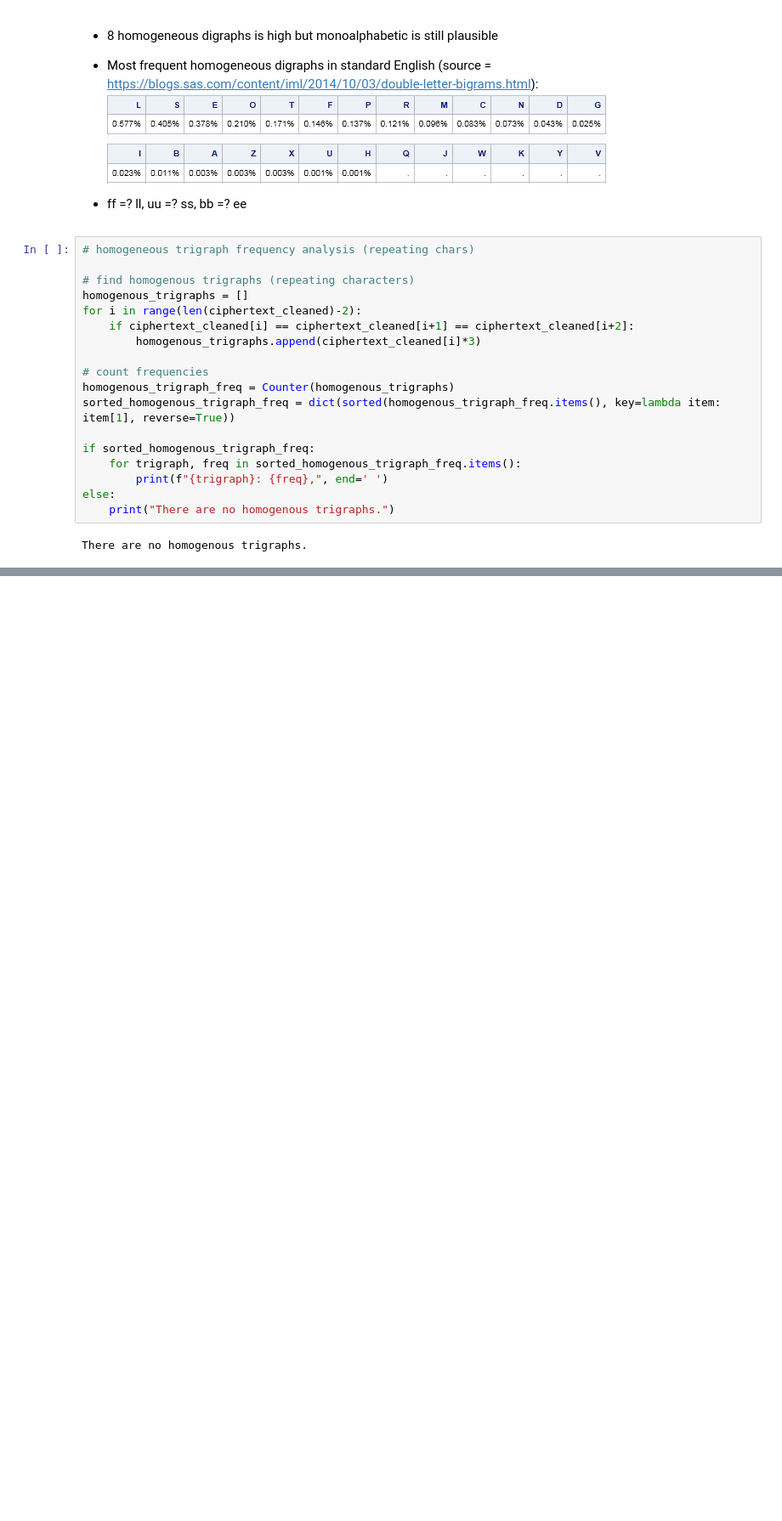
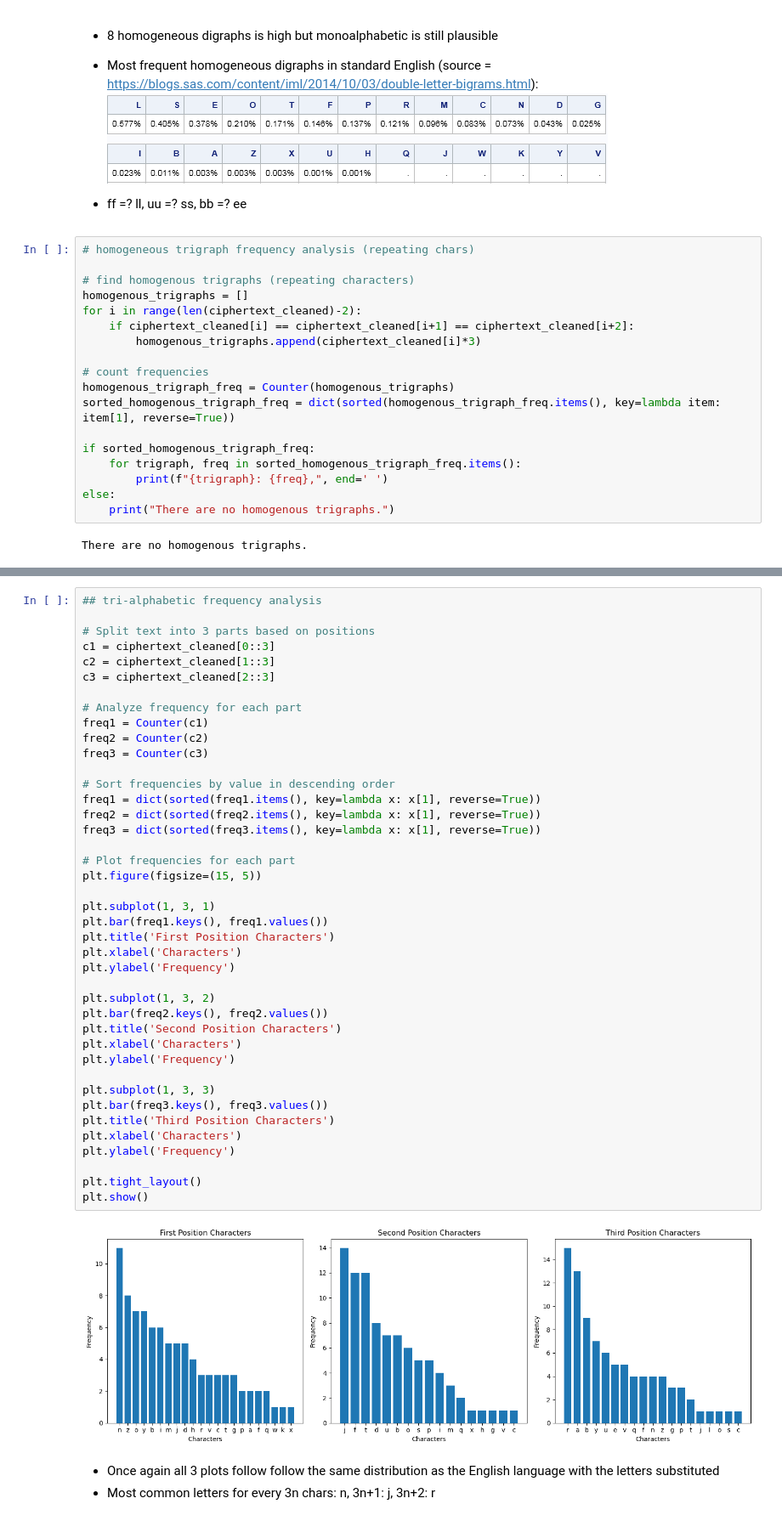
Before and after one commit to tee1g21/Cryptography, a Jupyter notebook: message1.ipynb, the cells around one changed output, grey strips where cells are left out. Shown: that part at 85% size. Saved outputs shown, nothing was run; the diff lists cells and outputs as text; blank space fills up the shorter version.

```diff
--- a/message1.ipynb
+++ b/message1.ipynb
@@ -292,0 +205,46 @@ Average Index of Coincidence for key length 4: 0.04648881262138505
+# %%
+## tri-alphabetic frequency analysis
+
+# Split text into 3 parts based on positions
+c1 = ciphertext_cleaned[0::3]
+c2 = ciphertext_cleaned[1::3]
+c3 = ciphertext_cleaned[2::3]
+
+# Analyze frequency for each part
+freq1 = Counter(c1)
+freq2 = Counter(c2)
+freq3 = Counter(c3)
+
+# Sort frequencies by value in descending order
+freq1 = dict(sorted(freq1.items(), key=lambda x: x[1], reverse=True))
+freq2 = dict(sorted(freq2.items(), key=lambda x: x[1], reverse=True))
+freq3 = dict(sorted(freq3.items(), key=lambda x: x[1], reverse=True))
+
+# Plot frequencies for each part
+plt.figure(figsize=(15, 5))
+
+plt.subplot(1, 3, 1)
+plt.bar(freq1.keys(), freq1.values())
+plt.title('First Position Characters')
+plt.xlabel('Characters')
+plt.ylabel('Frequency')
+
+plt.subplot(1, 3, 2)
+plt.bar(freq2.keys(), freq2.values())
+plt.title('Second Position Characters')
+plt.xlabel('Characters')
+plt.ylabel('Frequency')
+
+plt.subplot(1, 3, 3)
+plt.bar(freq3.keys(), freq3.values())
+plt.title('Third Position Characters')
+plt.xlabel('Characters')
+plt.ylabel('Frequency')
+
+plt.tight_layout()
+plt.show()
+# %% [output]
+[figure, added]
+# %% [markdown]
+* Once again all 3 plots follow follow the same distribution as the English language with the letters substituted
+* Most common letters for every 3n chars: n, 3n+1: j, 3n+2: r
```
Also changed, not shown: parts of 36 cells of this notebook.
